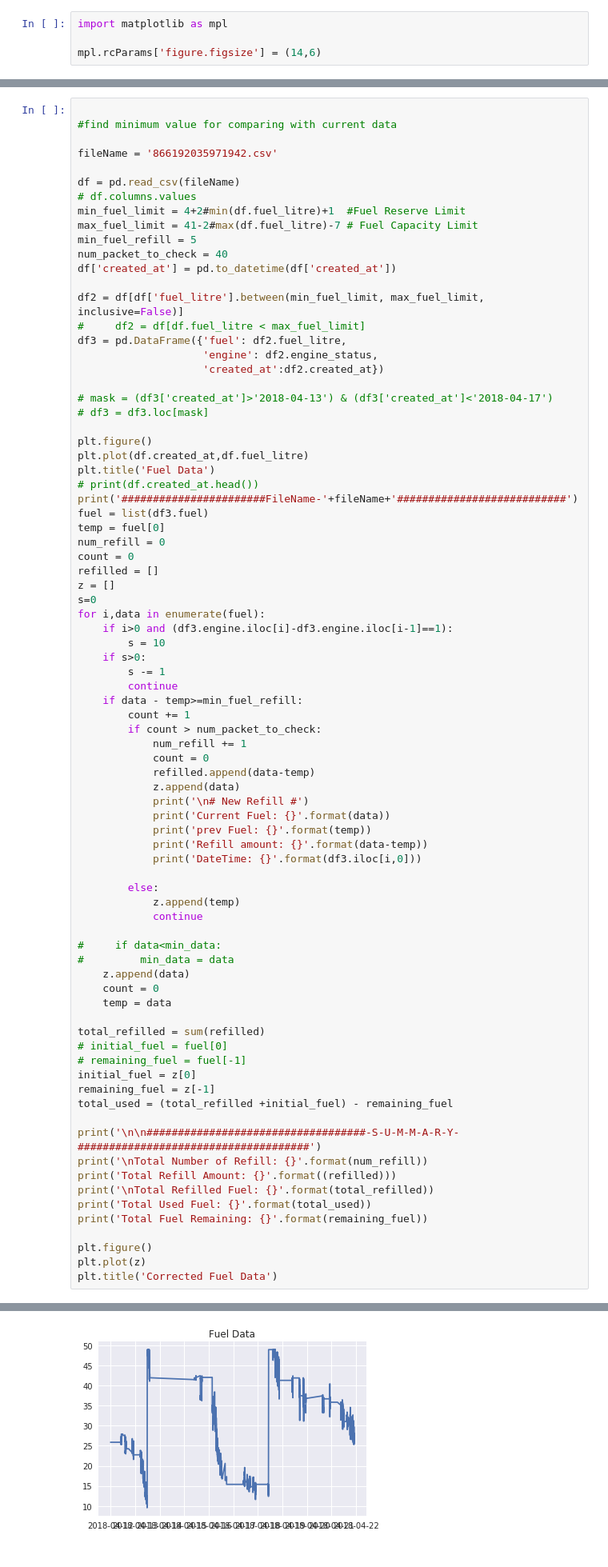
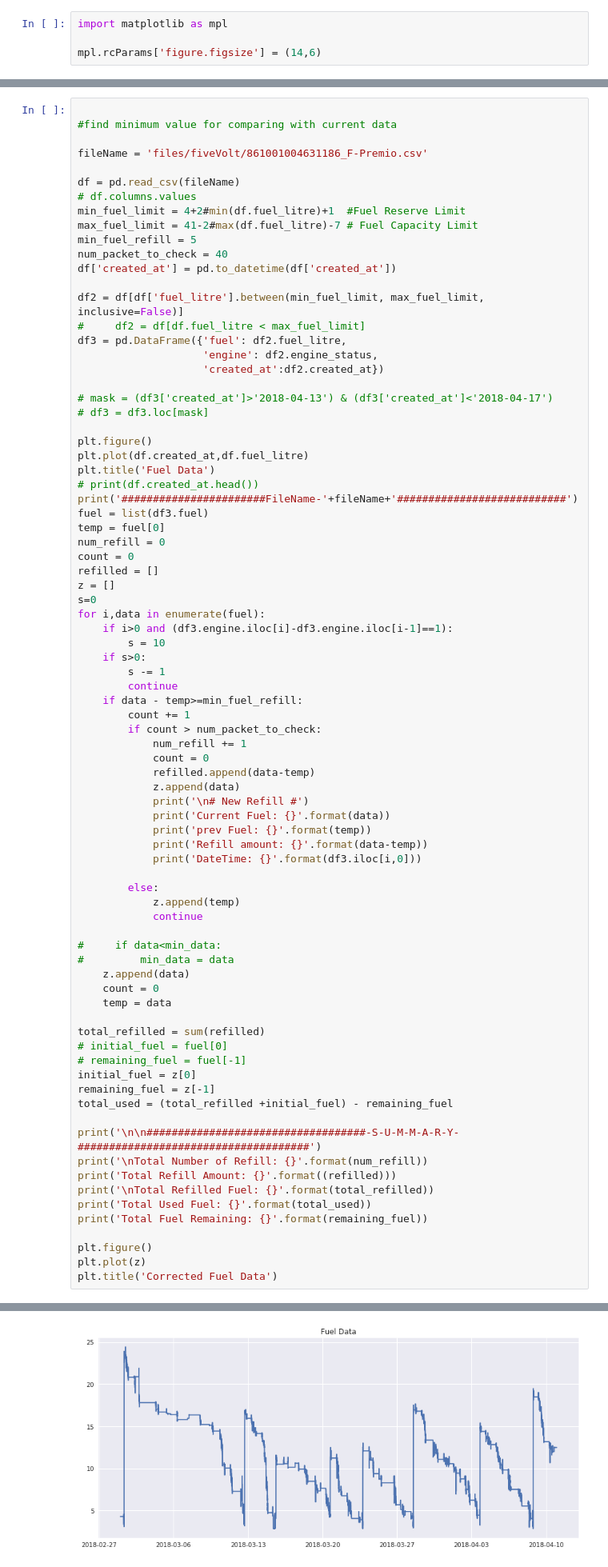
Before and after one commit to orionfoysal/vtsfuel, a Jupyter notebook: vts_fuel.ipynb, the cells around one changed output, grey strips where cells are left out. Shown at 80% size. Cells and saved outputs as stored; diff of their text form.

```diff
--- a/vts_fuel.ipynb
+++ b/vts_fuel.ipynb
@@ -352,7 +333,7 @@ Text(0.5,1,'Corrected Fuel Data')
 
 #find minimum value for comparing with current data
 
-fileName = '866192035971942.csv'
+fileName = 'files/fiveVolt/861001004631186_F-Premio.csv'
 
 df = pd.read_csv(fileName)
 # df.columns.values
@@ -450,2 +431,2 @@ Total Fuel Remaining: 26.525231433308896
 Text(0.5,1,'Corrected Fuel Data')
-[figure, old version]
+[figure, new version]
```
Also changed, not shown: parts of 17 cells of this notebook.
